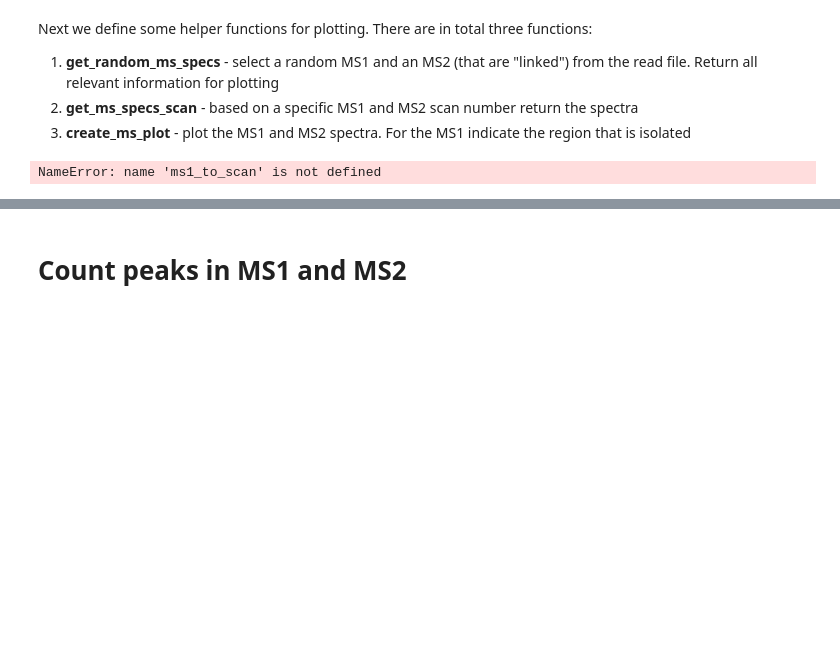
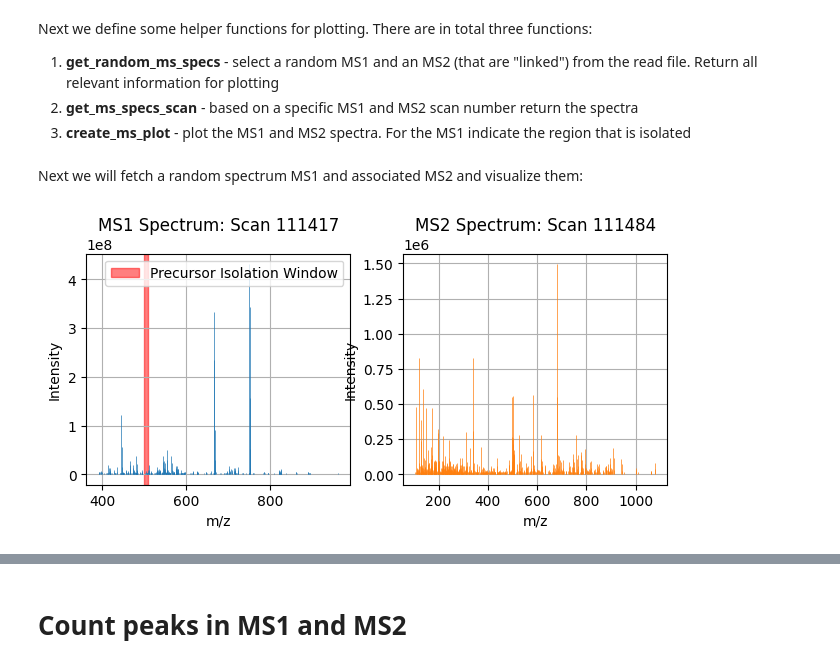
Before and after one commit to CompOmics/EUPA_2025_DIA, a Jupyter notebook: workshop/Workshop_EuPA2025.ipynb, the cells around one changed output, grey strips where cells are left out. Drawn from its saved outputs; the diff is of its cells as text; code cells hidden in the pictures; blank space fills up the shorter version.

```diff
--- a/workshop/Workshop_EuPA2025.ipynb
+++ b/workshop/Workshop_EuPA2025.ipynb
@@ -97,7 +97,7 @@ Lets first read the .mzML file of the run:
 # Path to your mzML file
 mzml_file = 'LFQ_Orbitrap_AIF_Human_01.mzML'
 
-def read_mzmzl(mzml_file,break_after_n_spectra=50000):
+def read_mzmzl(mzml_file,break_after_n_spectra=200000):
     ms1_to_scan = {}
     ms1_to_ms2 = {}
 
@@ -191,15 +191,10 @@ def create_ms_plot(mz1,intensity1, ms1_spectrum, mz2, intensity2, ms2_spectrum,
     ax2.set_title(f'MS2 Spectrum: Scan {random_ms2}')
     ax2.grid(True)
     plt.show()
+# %% [markdown]
+Next we will fetch a random spectrum MS1 and associated MS2 and visualize them:
 # %%
 mz1, intensity1, ms1_spectrum, random_ms1, mz2, intensity2, ms2_spectrum, random_ms2, precursor_mz2, isolation_width = get_random_ms_specs(ms1_to_scan,ms1_to_ms2)
 create_ms_plot(mz1,intensity1, ms1_spectrum, mz2, intensity2, ms2_spectrum, precursor_mz2, isolation_width)
-
-for i in range(0,50):
-    try:
-        mz1, intensity1, ms1_spectrum, mz2, intensity2, ms2_spectrum, precursor_mz2, isolation_width = get_ms_specs_scan(ms1_to_scan,ms1_to_ms2,random_ms1,random_ms1+i)
-    except KeyError:
-        continue
-    create_ms_plot(mz1,intensity1, ms1_spectrum, mz2, intensity2, ms2_spectrum, precursor_mz2, isolation_width)
 # %% [output]
-NameError: name 'ms1_to_scan' is not defined
+[figure, added]
```
Also changed, not shown: parts of 5 cells of this notebook.
